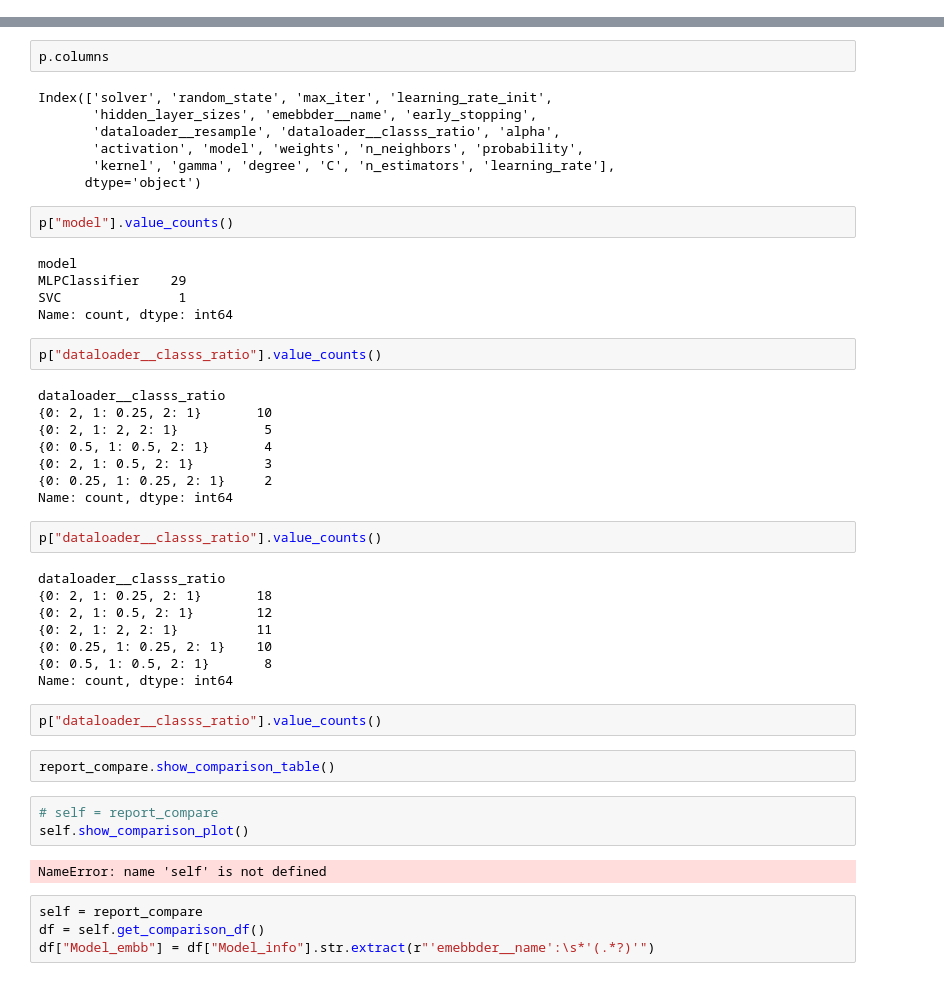
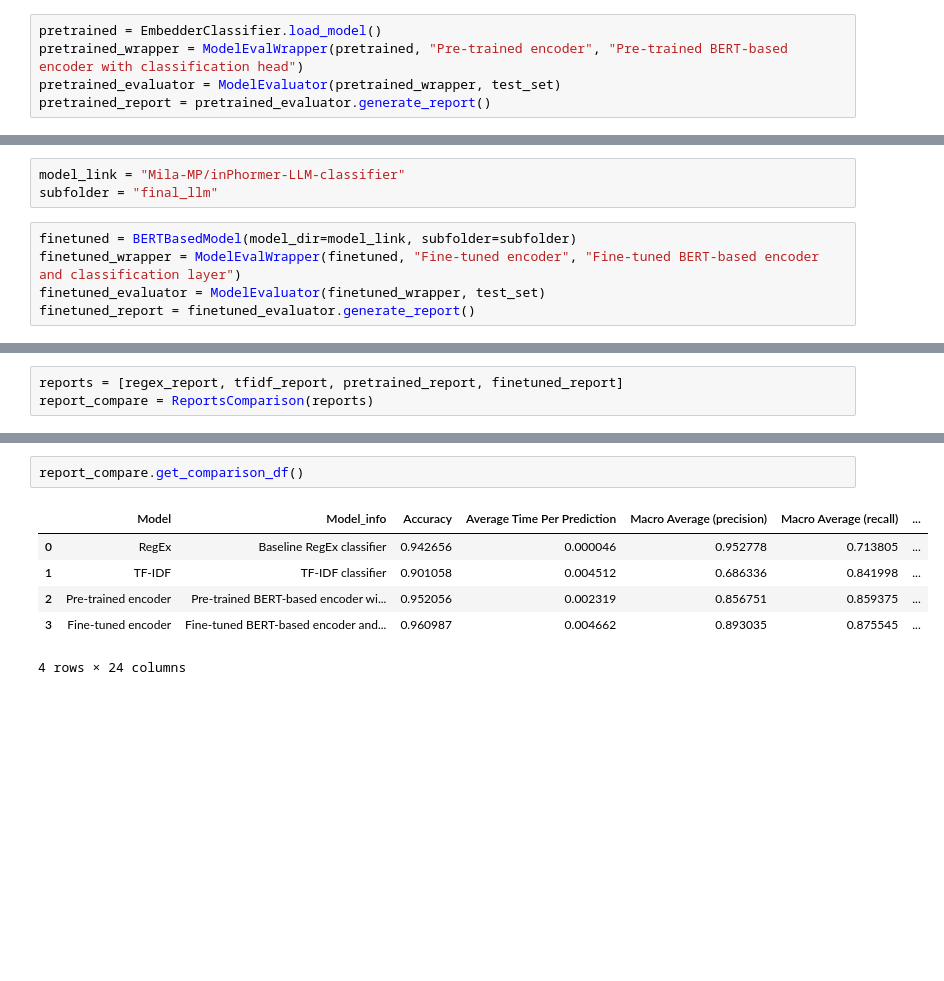
Before and after one commit to ElonGawi/Viral-Annotation-Classifier, a Jupyter notebook: evaluate_model_example.ipynb, the cells around one changed output, grey strips where cells are left out. Cells and saved outputs as stored; diff of their text form; blank space fills up the shorter version.

```diff
--- a/evaluate_model_example.ipynb
+++ b/evaluate_model_example.ipynb
@@ -62,0 +43,5 @@ report_compare = ReportsComparison(reports)
+# %%
+pretrained = EmbedderClassifier.load_model()
+pretrained_wrapper = ModelEvalWrapper(pretrained, "Pre-trained encoder", "Pre-trained BERT-based encoder with classification head")
+pretrained_evaluator = ModelEvaluator(pretrained_wrapper, test_set)
+pretrained_report = pretrained_evaluator.generate_report()
@@ -62,0 +55,8 @@ report_compare = ReportsComparison(reports)
+# %%
+model_link = "Mila-MP/inPhormer-LLM-classifier"
+subfolder = "final_llm"
+# %%
+finetuned = BERTBasedModel(model_dir=model_link, subfolder=subfolder)
+finetuned_wrapper = ModelEvalWrapper(finetuned, "Fine-tuned encoder", "Fine-tuned BERT-based encoder and classification layer")
+finetuned_evaluator = ModelEvaluator(finetuned_wrapper, test_set)
+finetuned_report = finetuned_evaluator.generate_report()
@@ -63,3 +99,6 @@ report_compare = ReportsComparison(reports)
+# %%
+reports = [regex_report, tfidf_report, pretrained_report, finetuned_report]
+report_compare = ReportsComparison(reports)
 # %%
 report_compare.show_comparison_table()
 # %% [output]
@@ -104,49 +110,9 @@ p = pd.DataFrame(infos)
-# %%
-p.columns
-# %% [output]
-Index(['solver', 'random_state', 'max_iter', 'learning_rate_init',
-       'hidden_layer_sizes', 'emebbder__name', 'early_stopping',
-       'dataloader__resample', 'dataloader__classs_ratio', 'alpha',
-       'activation', 'model', 'weights', 'n_neighbors', 'probability',
-       'kernel', 'gamma', 'degree', 'C', 'n_estimators', 'learning_rate'],
-      dtype='object')
-# %%
-p["model"].value_counts()
-# %% [output]
-model
-MLPClassifier    29
-SVC               1
-Name: count, dtype: int64
-# %%
-p["dataloader__classs_ratio"].value_counts()
-# %% [output]
-dataloader__classs_ratio
-{0: 2, 1: 0.25, 2: 1}       10
-{0: 2, 1: 2, 2: 1}           5
-{0: 0.5, 1: 0.5, 2: 1}       4
-{0: 2, 1: 0.5, 2: 1}         3
-{0: 0.25, 1: 0.25, 2: 1}     2
-Name: count, dtype: int64
-# %%
-p["dataloader__classs_ratio"].value_counts()
-# %% [output]
-dataloader__classs_ratio
-{0: 2, 1: 0.25, 2: 1}       18
-{0: 2, 1: 0.5, 2: 1}        12
-{0: 2, 1: 2, 2: 1}          11
-{0: 0.25, 1: 0.25, 2: 1}    10
-{0: 0.5, 1: 0.5, 2: 1}       8
-Name: count, dtype: int64
-# %%
-p["dataloader__classs_ratio"].value_counts()
 # %%
-report_compare.show_comparison_table()
+report_compare.get_comparison_df()
+# %% [output]
+|  | Model | Model_info | Accuracy | Average Time Per Prediction | Macro Average (precision) | Macro Average (recall) | ... |
+| 0 | RegEx | Baseline RegEx classifier | 0.942656 | 0.000046 | 0.952778 | 0.713805 | ... |
+| 1 | TF-IDF | TF-IDF classifier | 0.901058 | 0.004512 | 0.686336 | 0.841998 | ... |
+| 2 | Pre-trained encoder | Pre-trained BERT-based encoder wi... | 0.952056 | 0.002319 | 0.856751 | 0.859375 | ... |
+| 3 | Fine-tuned encoder | Fine-tuned BERT-based encoder and... | 0.960987 | 0.004662 | 0.893035 | 0.875545 | ... |
+4 rows × 24 columns
-# %%
-# self = report_compare
-self.show_comparison_plot()
-# %% [output]
-NameError: name 'self' is not defined
-# %%
-self = report_compare
-df = self.get_comparison_df()
-df["Model_embb"] = df["Model_info"].str.extract(r"'emebbder__name':\s*'(.*?)'")
```
Also changed, not shown: parts of 49 cells of this notebook, 5 other files.
